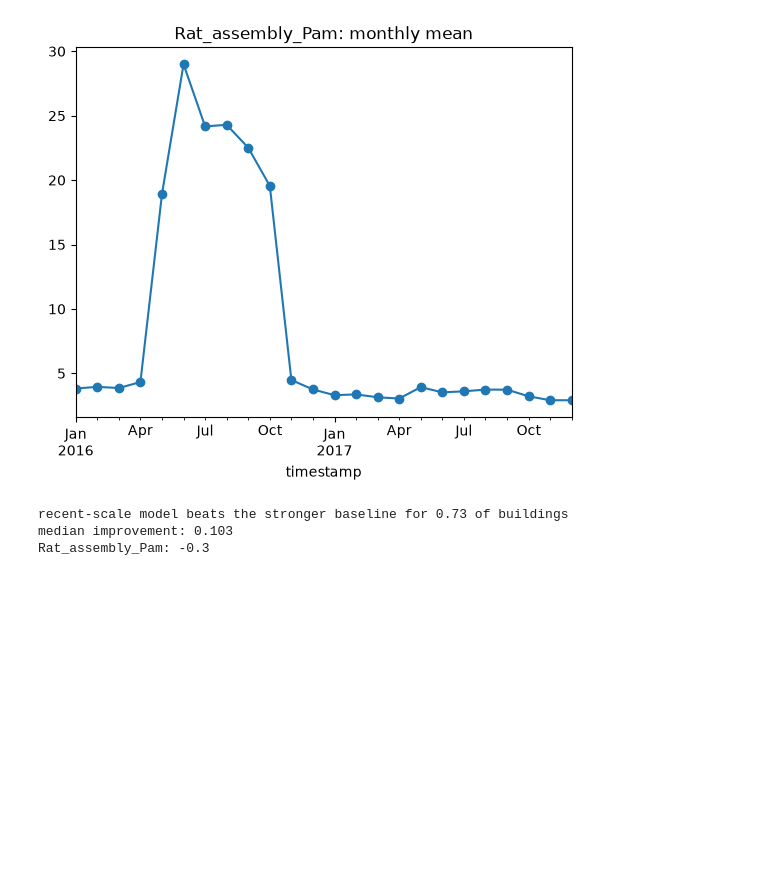
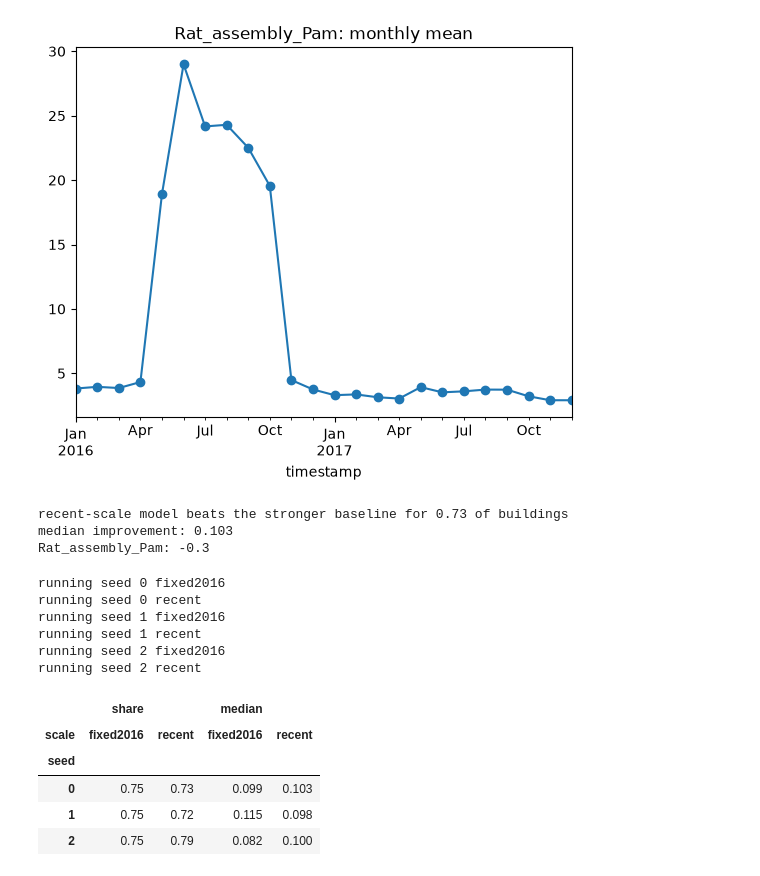
Before and after one commit to sevilkhojasteh/building-energy-trust, a Jupyter notebook: notebooks/02_first_model.ipynb, the cells around one changed output. Cells and saved outputs as stored; diff of their text form; code cells hidden in the pictures; blank space fills up the shorter version.

```diff
--- a/notebooks/02_first_model.ipynb
+++ b/notebooks/02_first_model.ipynb
@@ -243,0 +249,59 @@ Rat_assembly_Pam: -0.3
+# %%
+def make_features(b):
+    site = b.split("_")[0]
+    s = df_clean[b]
+    recent = s.shift(24).rolling(168, min_periods=24).mean()
+    return pd.DataFrame({"building": b, "load": s, "hour": s.index.hour,
+                         "weekday": s.index.weekday, "lag24": s.shift(24),
+                         "lag168": s.shift(168), "temp": temp[site],
+                         "recent": recent.where(recent > 0.01)})
+
+def run(sample_seed, scale_kind):
+    rng = np.random.default_rng(sample_seed)
+    sample = rng.choice(train_buildings, size=100, replace=False)
+    data = pd.concat([make_features(b) for b in sample])
+
+    if scale_kind == "fixed2016":
+        m = data[data.index.year == 2016].groupby("building")["load"].mean()
+        data["scale"] = data["building"].map(m)
+    else:
+        data["scale"] = data["recent"]
+    for col in ["load", "lag24", "lag168"]:
+        data[col + "_n"] = data[col] / data["scale"]
+
+    train = data[data.index.year == 2016].dropna(subset=["load_n"])
+    test = data[data.index.year == 2017].dropna(subset=["load", "recent", "scale"]).copy()
+
+    feats = ["hour", "weekday", "lag24_n", "lag168_n", "temp"]
+    model = HistGradientBoostingRegressor(random_state=0)
+    model.fit(train[feats], train["load_n"])
+    test["pred"] = model.predict(test[feats]) * test["scale"]
+
+    by_b = test.groupby("building")
+    mae = by_b.apply(lambda g: (g["load"] - g["pred"]).abs().mean())
+    base = np.minimum(by_b.apply(lambda g: (g["load"] - g["lag24"]).abs().mean()),
+                      by_b.apply(lambda g: (g["load"] - g["lag168"]).abs().mean()))
+    improve = (base - mae) / base
+    return {"share": (improve > 0).mean(), "median": improve.median()}
+
+rows = []
+for seed in [0, 1, 2]:
+    for kind in ["fixed2016", "recent"]:
+        print("running seed", seed, kind)
+        rows.append({"seed": seed, "scale": kind, **run(seed, kind)})
+
+results = pd.DataFrame(rows)
+results.pivot(index="seed", columns="scale", values=["share", "median"]).round(3)
+# %% [output]
+running seed 0 fixed2016
+running seed 0 recent
+running seed 1 fixed2016
+running seed 1 recent
+running seed 2 fixed2016
+running seed 2 recent
+|  | share |  | median |  |
+| scale | fixed2016 | recent | fixed2016 | recent |
+| seed |  |  |  |  |
+| 0 | 0.75 | 0.73 | 0.099 | 0.103 |
+| 1 | 0.75 | 0.72 | 0.115 | 0.098 |
+| 2 | 0.75 | 0.79 | 0.082 | 0.100 |
```
Also changed, not shown: parts of 5 cells of this notebook, 2 other files.
